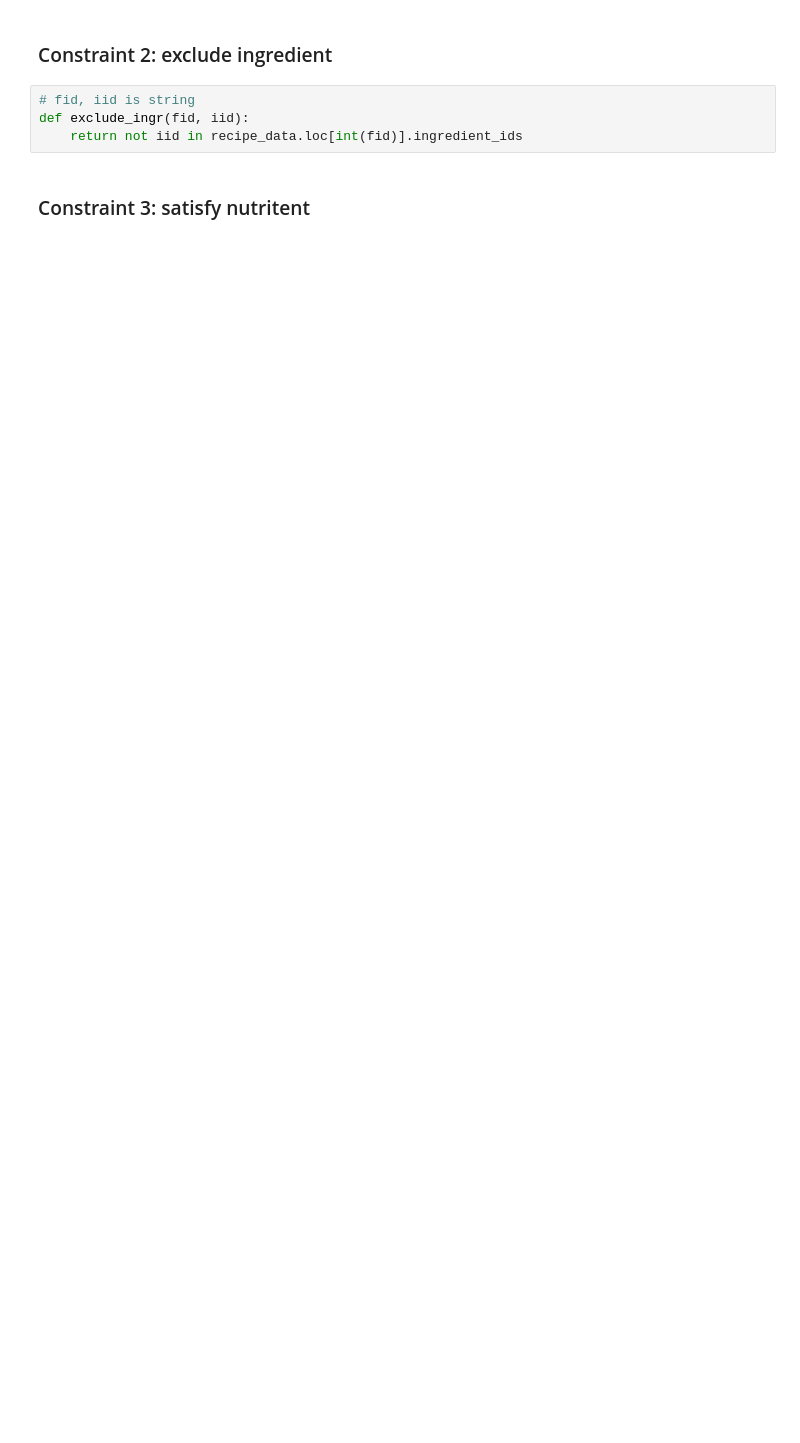
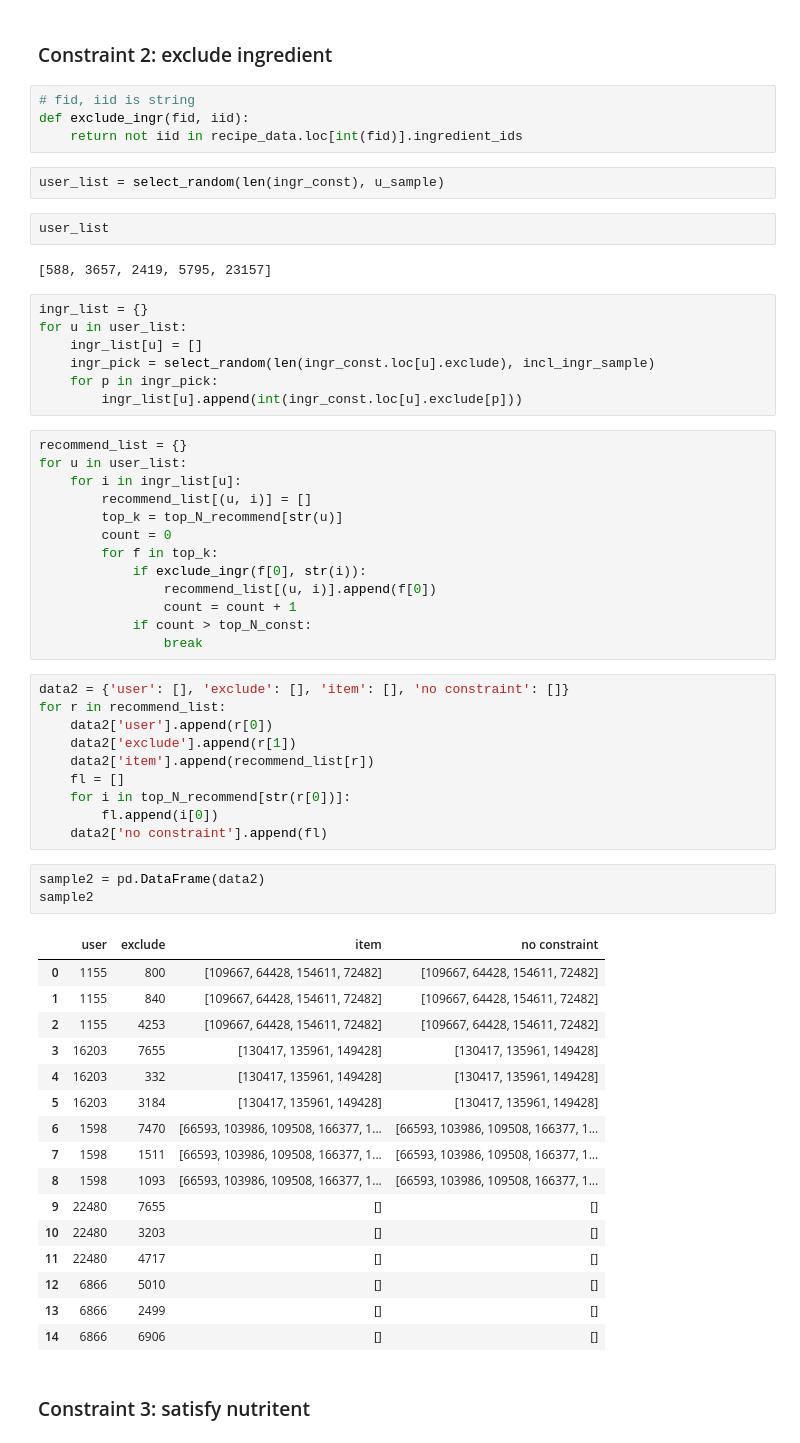
Before and after one commit to rach-rgb/food-recommendation-w-constraints, a Jupyter notebook: notebooks/naive_model.ipynb, the cells around one changed output. Drawn from its saved outputs; the diff is of its cells as text; blank space fills up the shorter version.

```diff
--- a/notebooks/naive_model.ipynb
+++ b/notebooks/naive_model.ipynb
@@ -205,6 +267,62 @@ for u in user_list:
 # fid, iid is string
 def exclude_ingr(fid, iid):
     return not iid in recipe_data.loc[int(fid)].ingredient_ids
+# %%
+user_list = select_random(len(ingr_const), u_sample)
+# %%
+user_list
+# %% [output]
+[588, 3657, 2419, 5795, 23157]
+# %%
+ingr_list = {}
+for u in user_list:
+    ingr_list[u] = []
+    ingr_pick = select_random(len(ingr_const.loc[u].exclude), incl_ingr_sample)
+    for p in ingr_pick:
+        ingr_list[u].append(int(ingr_const.loc[u].exclude[p]))
+# %%
+recommend_list = {}
+for u in user_list:
+    for i in ingr_list[u]:
+        recommend_list[(u, i)] = []
+        top_k = top_N_recommend[str(u)]
+        count = 0
+        for f in top_k:
+            if exclude_ingr(f[0], str(i)):
+                recommend_list[(u, i)].append(f[0])
+                count = count + 1
+            if count > top_N_const:
+                break
+# %%
+data2 = {'user': [], 'exclude': [], 'item': [], 'no constraint': []}
+for r in recommend_list:
+    data2['user'].append(r[0])
+    data2['exclude'].append(r[1])
+    data2['item'].append(recommend_list[r])
+    fl = []
+    for i in top_N_recommend[str(r[0])]:
+        fl.append(i[0])
+    data2['no constraint'].append(fl)
+# %%
+sample2 = pd.DataFrame(data2)
+sample2
+# %% [output]
+|  | user | exclude | item | no constraint |
+| 0 | 1155 | 800 | [109667, 64428, 154611, 72482] | [109667, 64428, 154611, 72482] |
+| 1 | 1155 | 840 | [109667, 64428, 154611, 72482] | [109667, 64428, 154611, 72482] |
+| 2 | 1155 | 4253 | [109667, 64428, 154611, 72482] | [109667, 64428, 154611, 72482] |
+| 3 | 16203 | 7655 | [130417, 135961, 149428] | [130417, 135961, 149428] |
+| 4 | 16203 | 332 | [130417, 135961, 149428] | [130417, 135961, 149428] |
+| 5 | 16203 | 3184 | [130417, 135961, 149428] | [130417, 135961, 149428] |
+| 6 | 1598 | 7470 | [66593, 103986, 109508, 166377, 1... | [66593, 103986, 109508, 166377, 1... |
+| 7 | 1598 | 1511 | [66593, 103986, 109508, 166377, 1... | [66593, 103986, 109508, 166377, 1... |
+| 8 | 1598 | 1093 | [66593, 103986, 109508, 166377, 1... | [66593, 103986, 109508, 166377, 1... |
+| 9 | 22480 | 7655 | [] | [] |
+| 10 | 22480 | 3203 | [] | [] |
+| 11 | 22480 | 4717 | [] | [] |
+| 12 | 6866 | 5010 | [] | [] |
+| 13 | 6866 | 2499 | [] | [] |
+| 14 | 6866 | 6906 | [] | [] |
 # %% [markdown]
 ### Constraint 3: satisfy nutritent
 # %%
```
Also changed, not shown: parts of 25 cells of this notebook.
